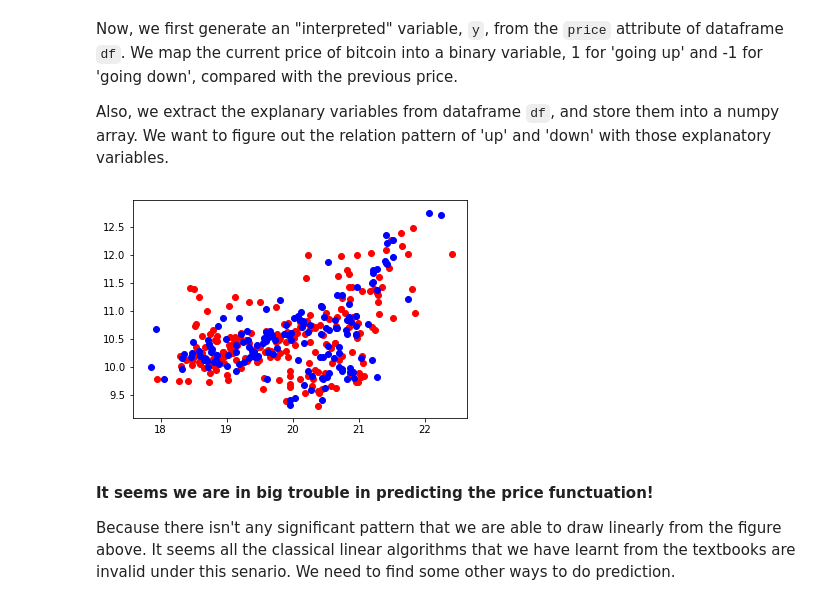
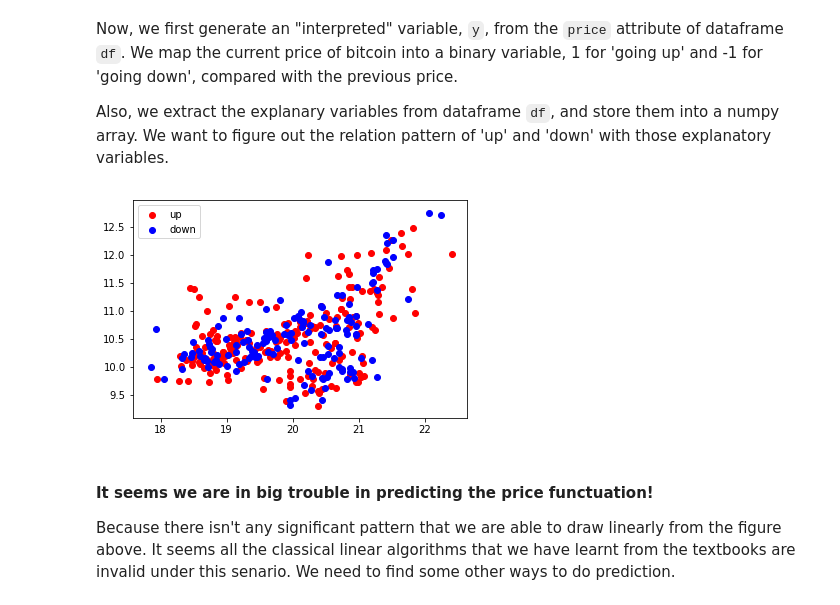
Before and after one commit to LeiZHANG1995/PHBS_TQFML, a Jupyter notebook: Project/Bitcoin_2_Data_Analysis.ipynb, the cells around one changed output. Saved outputs shown, nothing was run; the diff lists cells and outputs as text; code cells hidden in the pictures.

```diff
--- a/Project/Bitcoin_2_Data_Analysis.ipynb
+++ b/Project/Bitcoin_2_Data_Analysis.ipynb
@@ -36,22 +36,23 @@ Also, we extract the explanary variables from dataframe `df`, and store them int
 # %%
 import matplotlib.pyplot as plt
 
 y = df.price
 y = y.diff()
 y[y>0] = 1
 y[y<0] = -1
 y = y.values[1:len(y)-1]
 
 attr1 = 'trade'
 attr2 = 'wiki'
 
 X = df.loc[0: len(y), [attr1, attr2]]
 
 plt.scatter(np.log(X.loc[y>=0, attr1]).values, np.log(X.loc[y>=0, attr2]).values, c = 'r')
 plt.scatter(np.log(X.loc[y<0, attr1]).values, np.log(X.loc[y<0, attr2]).values, c = 'b')
+plt.legend(('up', 'down'), loc = 'best')
 plt.show()
 # %% [output]
-[figure, old version]
+[figure, new version]
 # %% [markdown]
 #### It seems we are in big trouble in predicting the price functuation!
 Because there isn't any significant pattern that we are able to draw linearly from the figure above. It seems all the classical linear algorithms that we have learnt from the textbooks are invalid under this senario. We need to find some other ways to do prediction.
```
Also changed, not shown: parts of 22 cells of this notebook, 1 other file.
